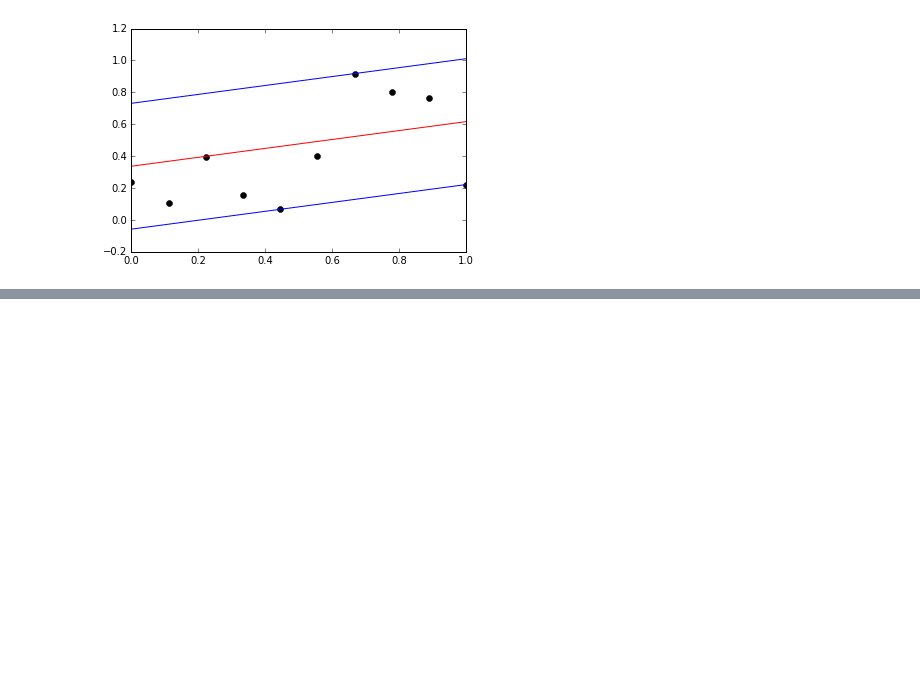
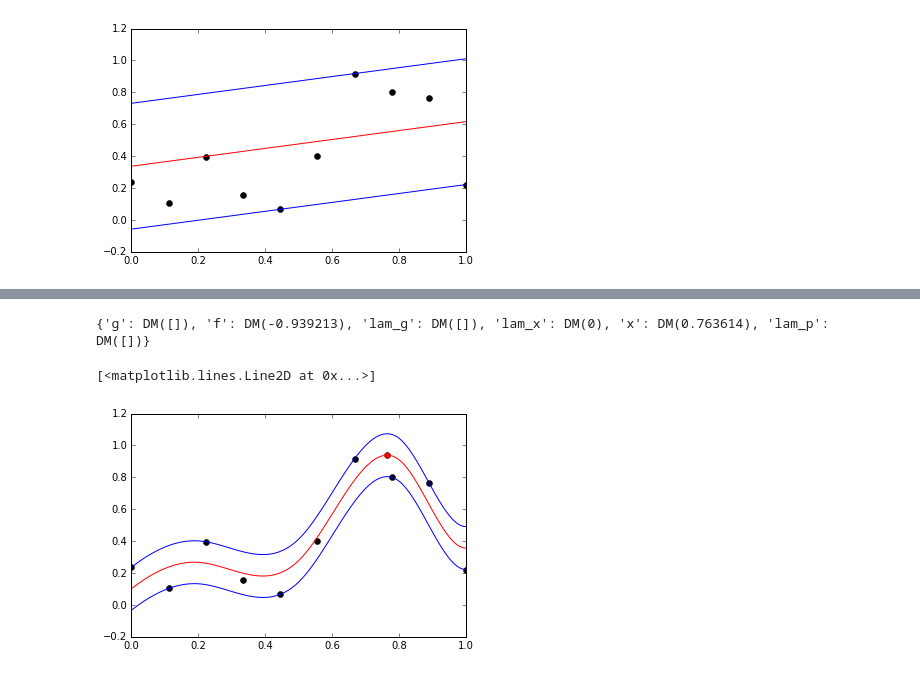
Before and after one commit to meco-group/optispline, a Jupyter notebook: tests_maarten/Voorbeeld.py.ipynb, the cells around one changed output, grey strips where cells are left out. Cells and saved outputs as stored; diff of their text form; code cells hidden in the pictures; blank space fills up the shorter version.

```diff
--- a/tests_maarten/Voorbeeld.py.ipynb
+++ b/tests_maarten/Voorbeeld.py.ipynb
@@ -219,0 +284,4 @@ plt.plot(interval,middel,'r')
+# %%
+
+l = ca.SX.sym('l',1,1)
+est_function([l]).data()
@@ -219,0 +290,8 @@ plt.plot(interval,middel,'r')
+# %%
+con = []
+con_lower = []
+con_upper = []
+
+nlp = { 'x':l,'f':-est_function([l]).data()}
+solver = ca.nlpsol("solver","ipopt", nlp)
+r = solver(x0=0.6,lbg = con_lower, ubg = con_upper)
@@ -219,0 +316,15 @@ plt.plot(interval,middel,'r')
+# %%
+print r
+l_ = r['x']
+# %% [output]
+{'g': DM([]), 'f': DM(-0.939213), 'lam_g': DM([]), 'lam_x': DM(0), 'x': DM(0.763614), 'lam_p': DM([])}
+# %%
+plt.figure()
+plt.plot(x,y,'ko')
+plt.plot([l_],[-r['f']],'ro')
+plt.plot(interval,upper_bound,'b')
+plt.plot(interval,lower_bound,'b')
+plt.plot(interval,middel,'r')
+# %% [output]
+[<matplotlib.lines.Line2D at 0x...>]
+[figure, added]
```
Also changed, not shown: parts of 6 cells of this notebook.
